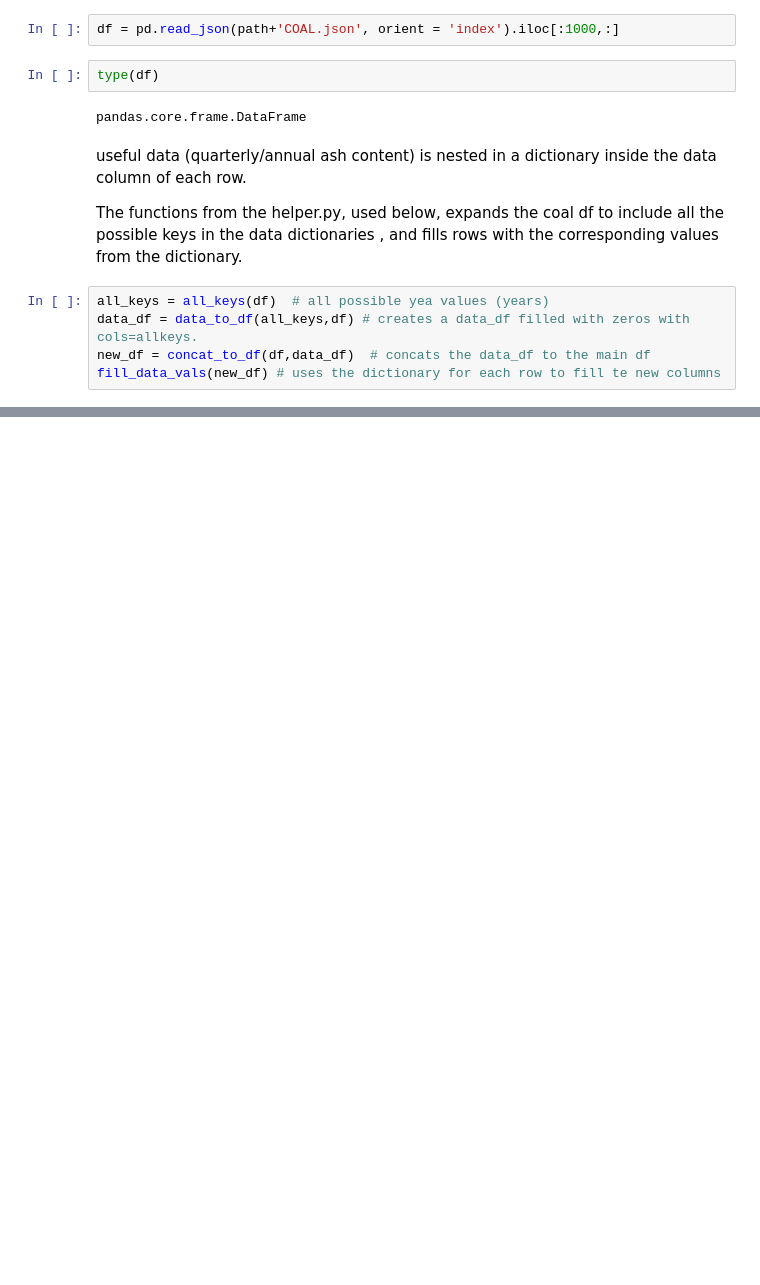
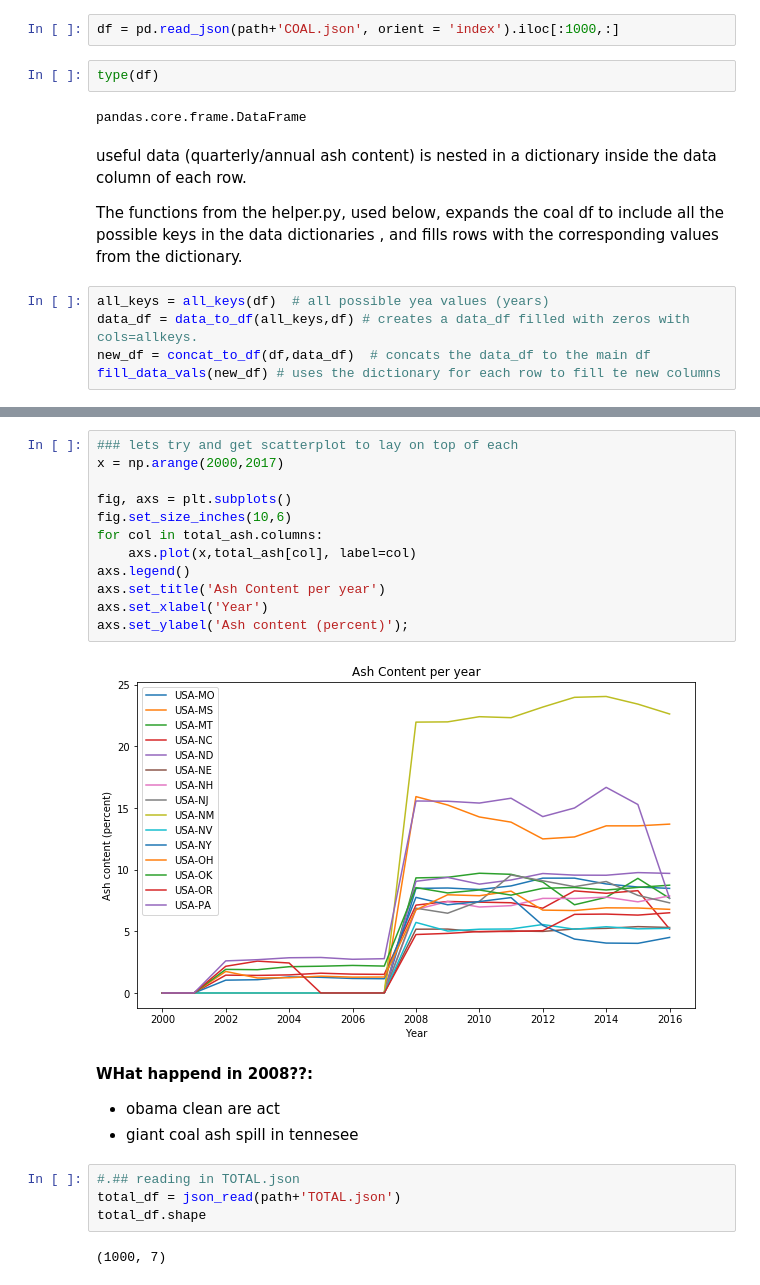
Before and after one commit to Iguanacolossus/energy-statistics, a Jupyter notebook: exploration.ipynb, the cells around one changed output, grey strips where cells are left out. Saved outputs shown, nothing was run; the diff lists cells and outputs as text; blank space fills up the shorter version.

```diff
--- a/exploration.ipynb
+++ b/exploration.ipynb
@@ -39,0 +219,24 @@ new_df.iloc[:,-86:]
+# %%
+### lets try and get scatterplot to lay on top of each
+x = np.arange(2000,2017)
+
+fig, axs = plt.subplots()
+fig.set_size_inches(10,6)
+for col in total_ash.columns:
+    axs.plot(x,total_ash[col], label=col)
+axs.legend()
+axs.set_title('Ash Content per year')
+axs.set_xlabel('Year')
+axs.set_ylabel('Ash content (percent)');
+# %% [output]
+[figure, added]
+# %% [markdown]
+**WHat happend in 2008??:**
+ - obama clean are act
+ - giant coal ash spill in tennesee
+# %%
+#.## reading in TOTAL.json
+total_df = json_read(path+'TOTAL.json')
+total_df.shape
+# %% [output]
+(1000, 7)
```
Also changed, not shown: parts of 29 cells of this notebook, 1 other file.
